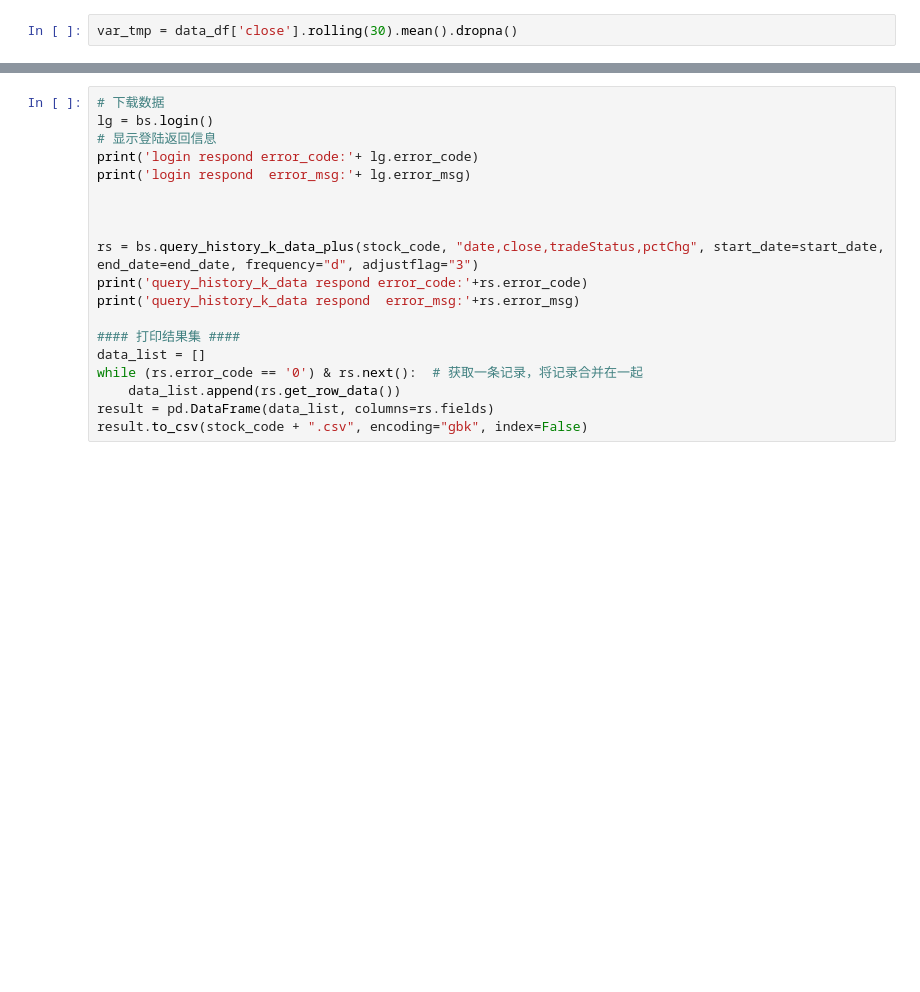
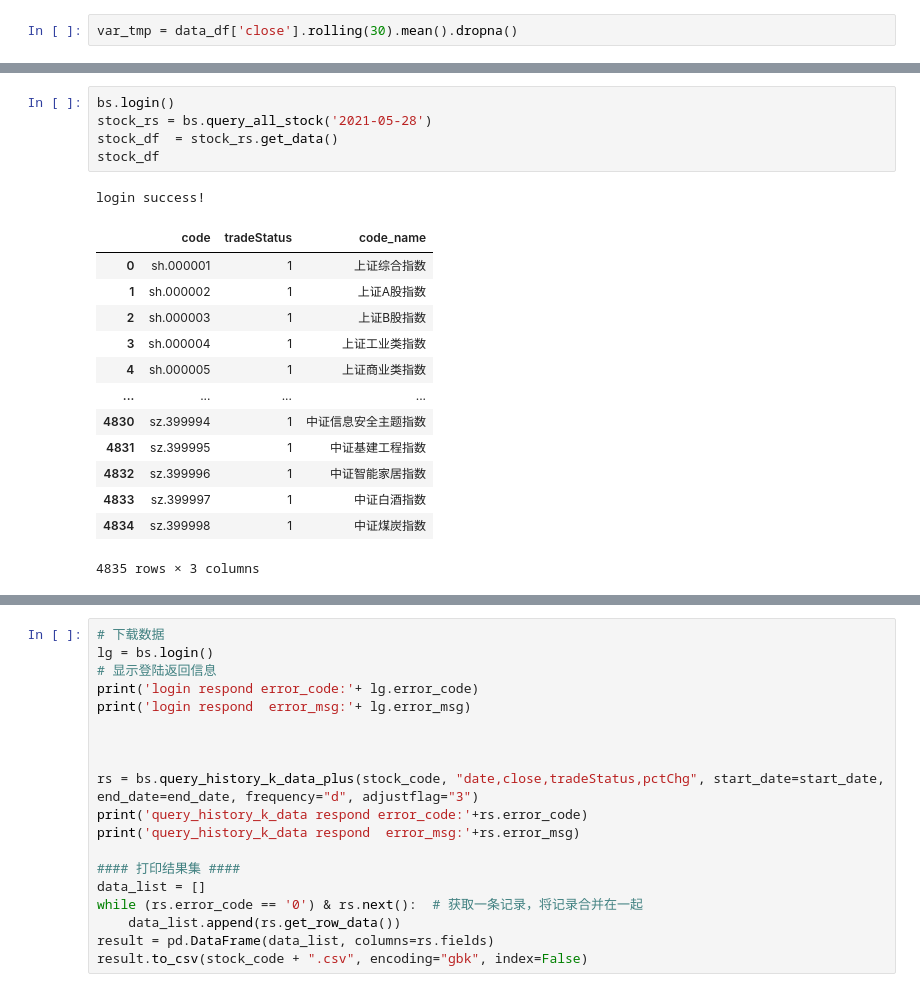
Before and after one commit to shayxu-ai/automatic-stock-exchange, a Jupyter notebook: observe_data.ipynb, the cells around one changed output, grey strips where cells are left out. Drawn from its saved outputs; the diff is of its cells as text; blank space fills up the shorter version.

```diff
--- a/observe_data.ipynb
+++ b/observe_data.ipynb
@@ -191,2 +169,22 @@ b
+# %%
+bs.login()
+stock_rs = bs.query_all_stock('2021-05-28')
+stock_df  = stock_rs.get_data()
+stock_df
+# %% [output]
+login success!
+|  | code | tradeStatus | code_name |
+| 0 | sh.000001 | 1 | 上证综合指数 |
+| 1 | sh.000002 | 1 | 上证A股指数 |
+| 2 | sh.000003 | 1 | 上证B股指数 |
+| 3 | sh.000004 | 1 | 上证工业类指数 |
+| 4 | sh.000005 | 1 | 上证商业类指数 |
+| ... | ... | ... | ... |
+| 4830 | sz.399994 | 1 | 中证信息安全主题指数 |
+| 4831 | sz.399995 | 1 | 中证基建工程指数 |
+| 4832 | sz.399996 | 1 | 中证智能家居指数 |
+| 4833 | sz.399997 | 1 | 中证白酒指数 |
+| 4834 | sz.399998 | 1 | 中证煤炭指数 |
+4835 rows × 3 columns
 # %%
 # %% [output]
```
Also changed, not shown: parts of 14 cells of this notebook, 1 other file.
